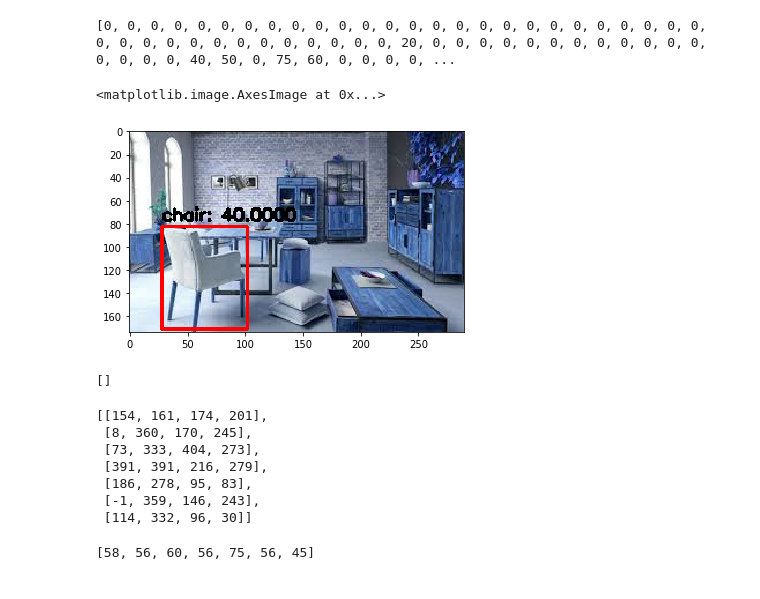
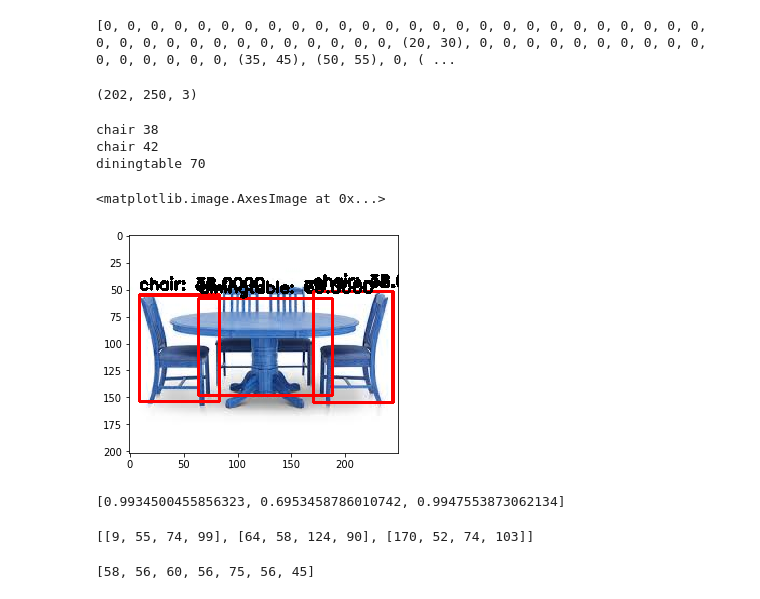
Before and after one commit to harshitadd/AirHero, a Jupyter notebook: SI_ObjectDetection.ipynb, the cells around one changed output. Drawn from its saved outputs; the diff is of its cells as text; code cells hidden in the pictures.

Commit message:
obj labelled

```diff
--- a/SI_ObjectDetection.ipynb
+++ b/SI_ObjectDetection.ipynb
@@ -18,24 +19,25 @@ ctr = 0
 VOC = []
 for i in labels:
     if(i == 'bottle'):
-        VOC.append(20);
+        VOC.append((20,30));
     elif(i == 'chair'):
-        VOC.append(40);
+        VOC.append((35,45));
     elif(i == 'sofa'):
-        VOC.append(50);
+        VOC.append((50,55));
     elif(i == 'diningtable'):
-        VOC.append(60);
+        VOC.append((50,75));
     elif(i == 'bed'):
-        VOC.append(75);
+        VOC.append((65,90));
     else:
         VOC.append(0);
 # %%
 print(VOC)
 # %% [output]
-[0, 0, 0, 0, 0, 0, 0, 0, 0, 0, 0, 0, 0, 0, 0, 0, 0, 0, 0, 0, 0, 0, 0, 0, 0, 0, 0, 0, 0, 0, 0, 0, 0, 0, 0, 0, 0, 0, 0, 20, 0, 0, 0, 0, 0, 0, 0, 0, 0, 0, 0, 0, 0, 0, 0, 0, 40, 50, 0, 75, 60, 0, 0, 0, 0, ...
+[0, 0, 0, 0, 0, 0, 0, 0, 0, 0, 0, 0, 0, 0, 0, 0, 0, 0, 0, 0, 0, 0, 0, 0, 0, 0, 0, 0, 0, 0, 0, 0, 0, 0, 0, 0, 0, 0, 0, (20, 30), 0, 0, 0, 0, 0, 0, 0, 0, 0, 0, 0, 0, 0, 0, 0, 0, (35, 45), (50, 55), 0, ( ...
 # %%
-path = '/home/harshita/f4.jpeg'
+path = '/home/harshita/table.jpeg'
 image = cv2.imread(path)
+print(np.shape(image))
 
 blob = cv2.dnn.blobFromImage(image, 1/255.0, (416, 416), swapRB = True, crop = False)
 YOLO.setInput(blob)
@@ -49,7 +51,7 @@ for output in layerOutputs:
             scores = detection[5:]
             classID = np.argmax(scores)
             confidence = scores[classID]
-            if confidence > 0.6 and labels[classID]!= 'person':
+            if confidence > 0.6 and (labels[classID]== 'bottle' or labels[classID]== 'chair' or labels[classID]== 'sofa' or labels[classID]== 'diningtable' or labels[classID]== 'bed'):
                 #num += 1
                 box = detection[0:4]*np.array([w,h,w,h])
                 (cX, cY, width, height) = box.astype("int")
@@ -58,35 +60,37 @@ for output in layerOutputs:
                 boxes.append([x,y,int(width), int(height)])
                 confidences.append(float(confidence))
                 classIDs.append(classID)
+# %% [output]
+(202, 250, 3)
 # %%
 idxs = cv2.dnn.NMSBoxes(boxes, confidences, 0.5, 0.5)
 if len(idxs) > 0:
     for i in idxs.flatten():
         if confidences[i] > 0.4 :
                 (x,y) = (boxes[i][0], boxes[i][1])
                 (w,h) = (boxes[i][2], boxes[i][3])
                 cv2.rectangle(image, (x,y), (x+w, y+h), (255,0,0), 2)
-                text = "{}: {:.4f}".format(labels[classIDs[i]], VOC[classIDs[i]])
+                l = random.randint(VOC[classIDs[i]][0],VOC[classIDs[i]][1])
+                text = "{}: {:.4f}".format(labels[classIDs[i]],l)
                 cv2.putText(image, text, (x, y - 5), cv2.FONT_HERSHEY_SIMPLEX, 0.5, (0,0,0), 2)
+                print(labels[classIDs[i]],l)
+
+
+plt.imshow(image)
+# %% [output]
+chair 38
+chair 42
+diningtable 70
+<matplotlib.image.AxesImage at 0x...>
+[figure, added]
-# %%
-plt.imshow(image)
-# %% [output]
-<matplotlib.image.AxesImage at 0x...>
-[figure, removed]
 # %%
 confidences
 # %% [output]
-[]
+[0.9934500455856323, 0.6953458786010742, 0.9947553873062134]
 # %%
 boxes
 # %% [output]
-[[154, 161, 174, 201],
- [8, 360, 170, 245],
- [73, 333, 404, 273],
- [391, 391, 216, 279],
- [186, 278, 95, 83],
- [-1, 359, 146, 243],
- [114, 332, 96, 30]]
+[[9, 55, 74, 99], [64, 58, 124, 90], [170, 52, 74, 103]]
 # %%
 print(classIDs)
 # %% [output]
```
Also changed, not shown: parts of 1 cell of this notebook, 1 other file.
